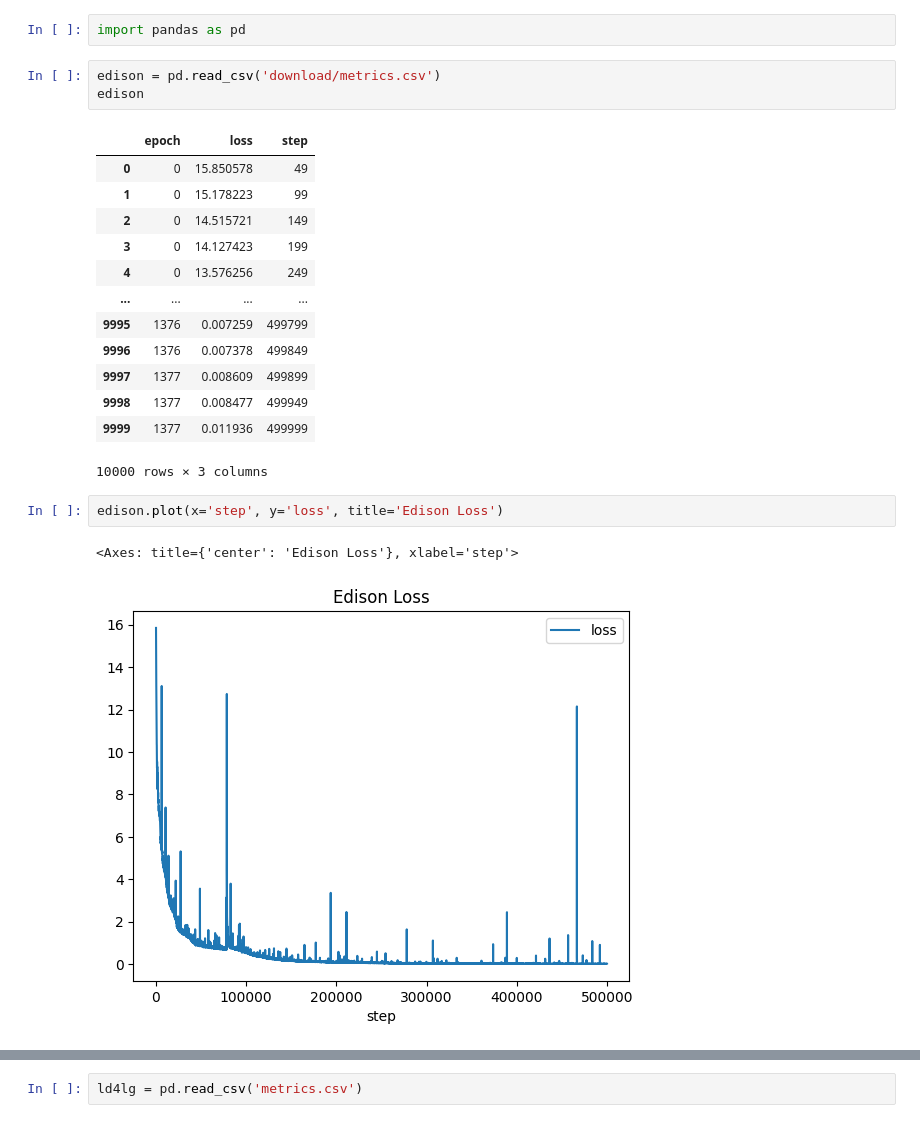
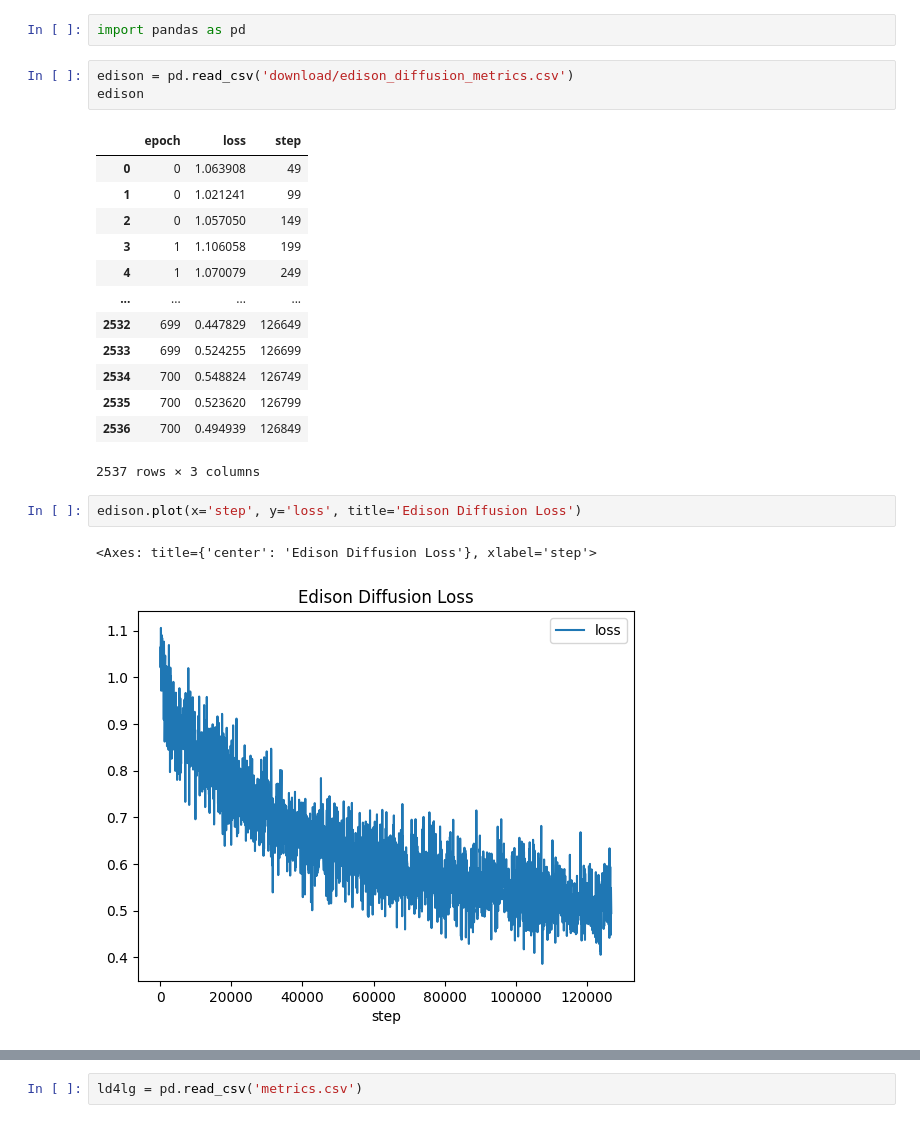
Before and after one commit to mh-ha/edison, a Jupyter notebook: eda.ipynb, the cells around one changed output, grey strips where cells are left out. Cells and saved outputs as stored; diff of their text form.

```diff
--- a/eda.ipynb
+++ b/eda.ipynb
@@ -1,27 +1,27 @@
 # %%
 import pandas as pd
 # %%
-edison = pd.read_csv('download/metrics.csv')
+edison = pd.read_csv('download/edison_diffusion_metrics.csv')
 edison
 # %% [output]
 |  | epoch | loss | step |
-| 0 | 0 | 15.850578 | 49 |
-| 1 | 0 | 15.178223 | 99 |
-| 2 | 0 | 14.515721 | 149 |
-| 3 | 0 | 14.127423 | 199 |
-| 4 | 0 | 13.576256 | 249 |
+| 0 | 0 | 1.063908 | 49 |
+| 1 | 0 | 1.021241 | 99 |
+| 2 | 0 | 1.057050 | 149 |
+| 3 | 1 | 1.106058 | 199 |
+| 4 | 1 | 1.070079 | 249 |
 | ... | ... | ... | ... |
-| 9995 | 1376 | 0.007259 | 499799 |
-| 9996 | 1376 | 0.007378 | 499849 |
-| 9997 | 1377 | 0.008609 | 499899 |
-| 9998 | 1377 | 0.008477 | 499949 |
-| 9999 | 1377 | 0.011936 | 499999 |
+| 2532 | 699 | 0.447829 | 126649 |
+| 2533 | 699 | 0.524255 | 126699 |
+| 2534 | 700 | 0.548824 | 126749 |
+| 2535 | 700 | 0.523620 | 126799 |
+| 2536 | 700 | 0.494939 | 126849 |
-10000 rows × 3 columns
+2537 rows × 3 columns
 # %%
-edison.plot(x='step', y='loss', title='Edison Loss')
+edison.plot(x='step', y='loss', title='Edison Diffusion Loss')
 # %% [output]
-<Axes: title={'center': 'Edison Loss'}, xlabel='step'>
+<Axes: title={'center': 'Edison Diffusion Loss'}, xlabel='step'>
-[figure, old version]
+[figure, new version]
 # %%
 edison.describe()
 # %% [output]
```
Also changed, not shown: parts of 1 cell of this notebook.
